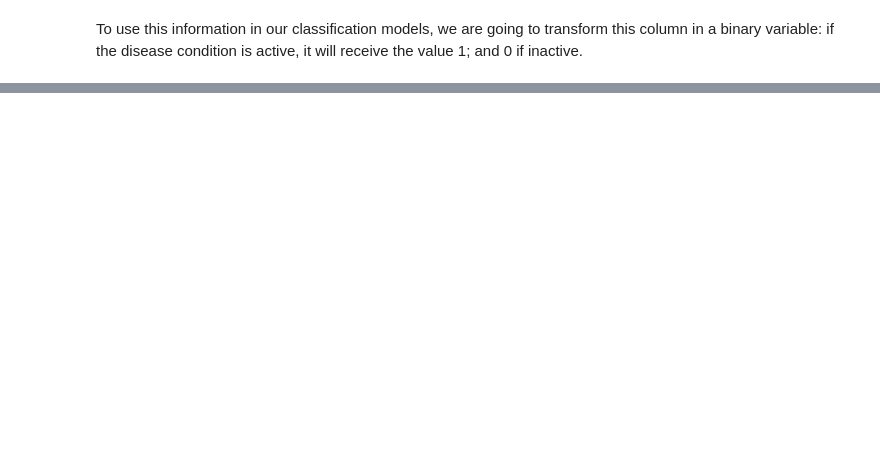
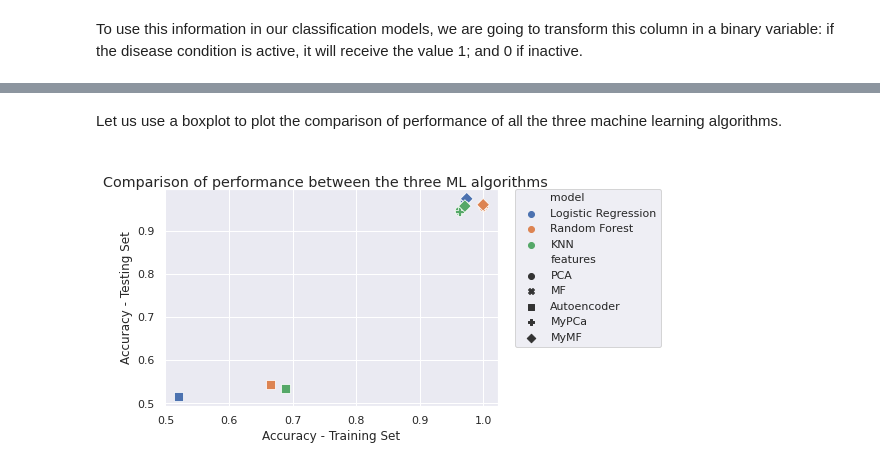
Before and after one commit to ai4all-sfu/comp-biology-2020, a Jupyter notebook: notebooks/day3_compbio.ipynb, the cells around one changed output, grey strips where cells are left out. Cells and saved outputs as stored; diff of their text form; code cells hidden in the pictures; blank space fills up the shorter version.

Commit message:
Day 2 and Day 3
Notebooks with exercises, and all code.
We need to delete the exercises answers before sharing it.

```diff
--- a/notebooks/day3_compbio.ipynb
+++ b/notebooks/day3_compbio.ipynb
@@ -71,0 +86,3 @@ We are ging
+# %%
+#Bulding a dictionary with all the features
+features = {'PCA': pca, 'MF': nmf, 'Autoencoder':aut, 'MyPCa': mypca, 'MyMF': mymf}
@@ -71,0 +187,26 @@ We are ging
+# %%
+knn = KNeighborsClassifier()
+model_name = 'KNN'
+
+#ADD YOUR CODE HERE
+
+#START - DELETE
+for f in features:
+  #1) Split the features in training and testing set
+  X_train, X_test, y_train, y_test = train_test_split(features[f],target , test_size=0.3, random_state=seed)
+  #2) Fit the model
+  model = knn.fit(X_train,y_train)
+  #3) Predict the labels for the training set and testing set
+  y_train_pred = model.predict(X_train)
+  y_test_pred = model.predict(X_test)
+  #4) Save the results and calculate the accuracy
+  output = {'model':model_name,
+            'features':f,
+            'accuracy_train':accuracy_score(y_train,y_train_pred),
+            'accuracy_test':accuracy_score(y_test,y_test_pred),
+            'precision_test':precision_score(y_test,y_test_pred) ,
+            'recall_test':recall_score(y_test,y_test_pred) }
+  results = results.append(output,ignore_index=True)
+#END - DELETE
+
+print(results)
@@ -71,0 +232,18 @@ We are ging
+# %% [markdown]
+Let us use a boxplot to plot the comparison of performance of all the three machine learning algorithms.
+# %%
+#Plot with comparison
+import seaborn as sns; sns.set()
+
+results["model"] = results["model"].astype('category')
+results["features"] = results["features"].astype('category')
+
+fig = plt.figure()
+fig.suptitle('\nComparison of performance between the three ML algorithms')
+ax = sns.scatterplot(x="accuracy_train", y="accuracy_test", hue="model", style="features", data=results, s = 80)
+plt.legend(bbox_to_anchor=(1.05, 1), loc=2, borderaxespad=0.)
+plt.xlabel('Accuracy - Training Set')
+plt.ylabel('Accuracy - Testing Set')
+plt.show()
+# %% [output]
+[figure, added]
```
Also changed, not shown: parts of 30 cells of this notebook, 1 other file.
